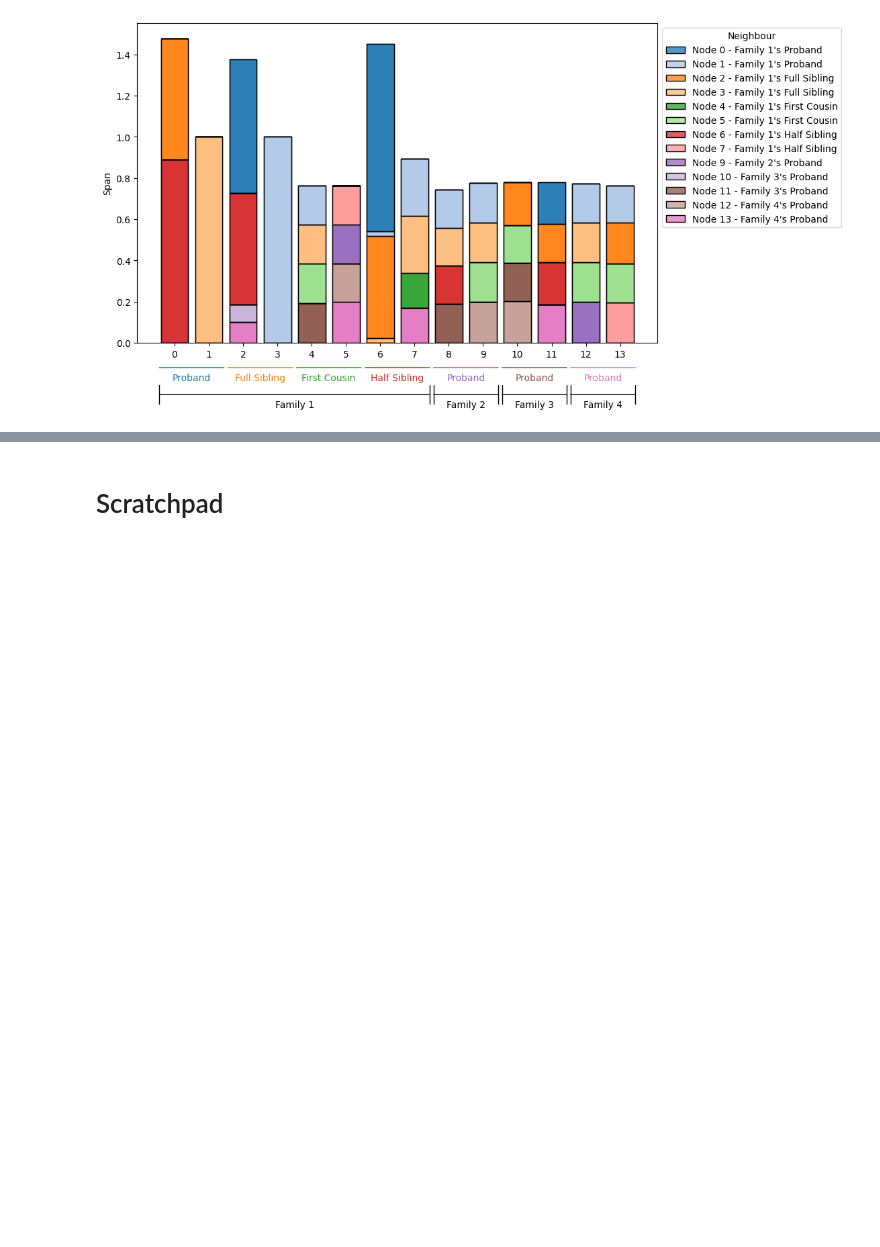
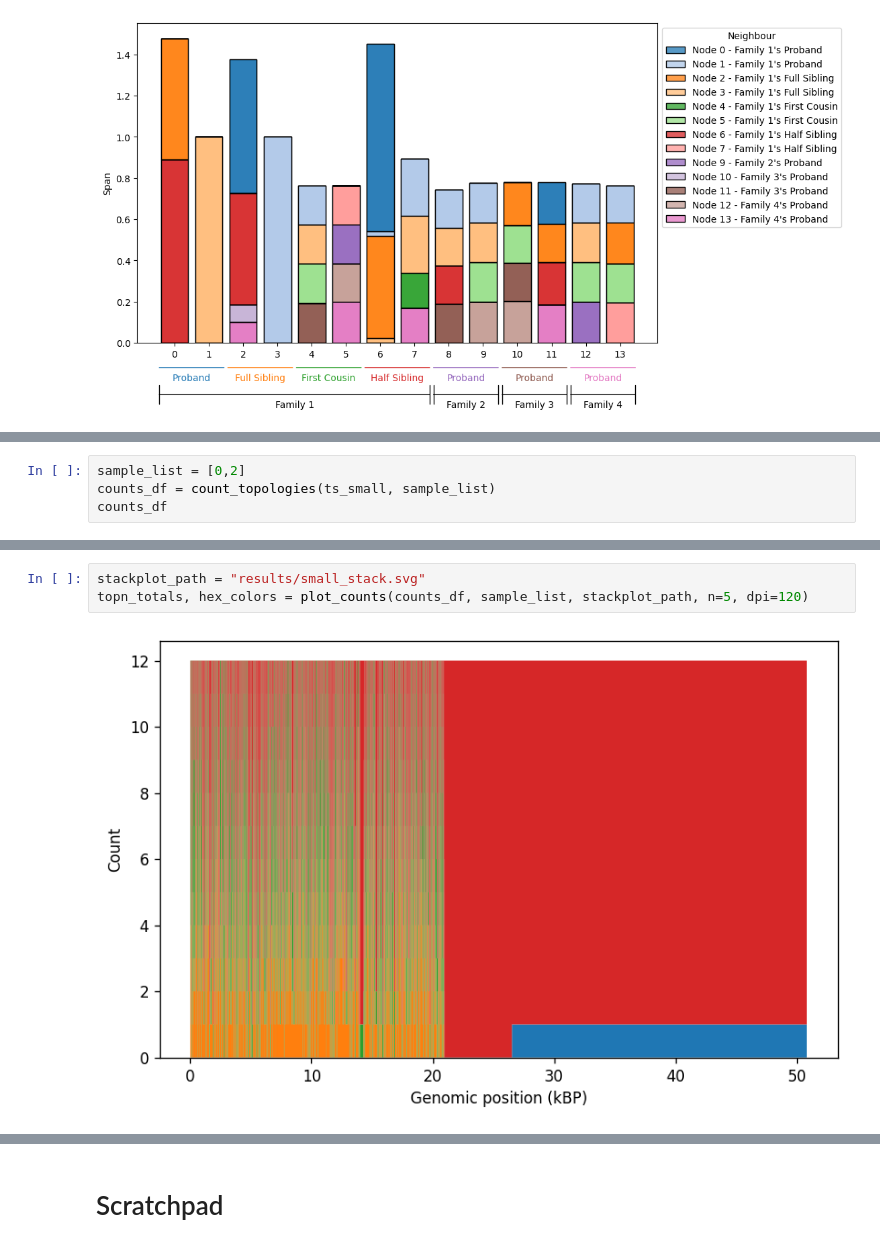
Before and after one commit to duncanMR/pedigrees_project, a Jupyter notebook: pedigree_sim.ipynb, the cells around one changed output, grey strips where cells are left out. Cells and saved outputs as stored; diff of their text form; blank space fills up the shorter version.

Commit message:
Plot topologies done and dump functions into py

```diff
--- a/pedigree_sim.ipynb
+++ b/pedigree_sim.ipynb
@@ -425,0 +502,4 @@ plot_span_ts(ts_small, n_per_sample=4, fig_width=15)
+# %%
+sample_list = [0,2]
+counts_df = count_topologies(ts_small, sample_list)
+counts_df
@@ -425,0 +520,5 @@ plot_span_ts(ts_small, n_per_sample=4, fig_width=15)
+# %%
+stackplot_path = "results/small_stack.svg"
+topn_totals, hex_colors = plot_counts(counts_df, sample_list, stackplot_path, n=5, dpi=120)
+# %% [output]
+[figure, added]
```
Also changed, not shown: parts of 10 cells of this notebook, 1 other file.
